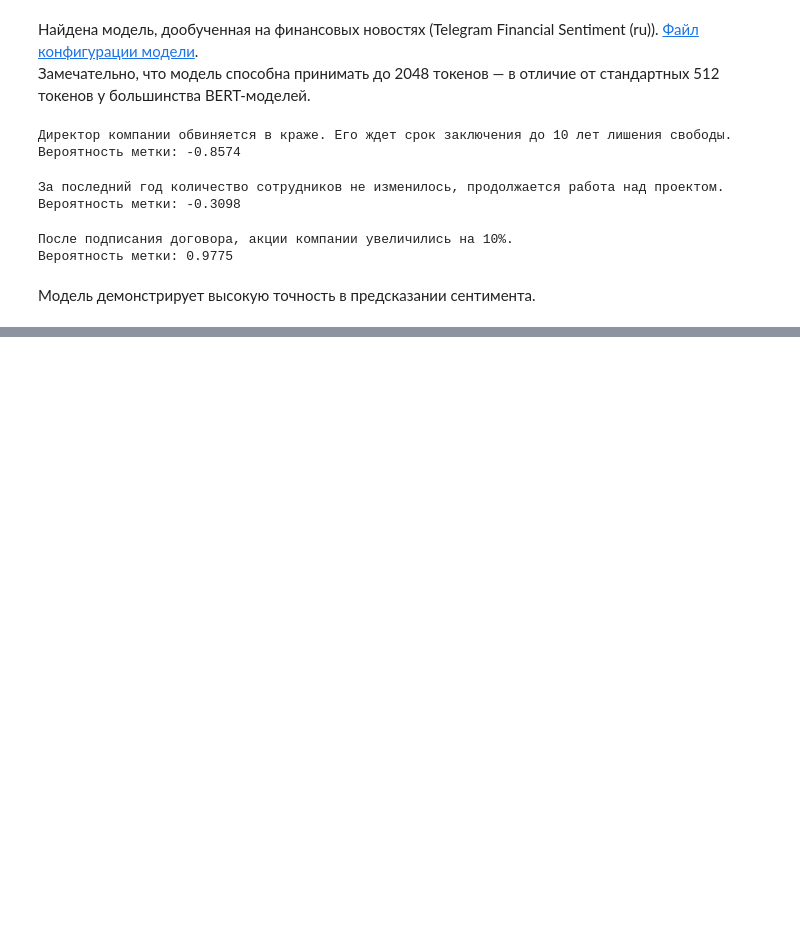
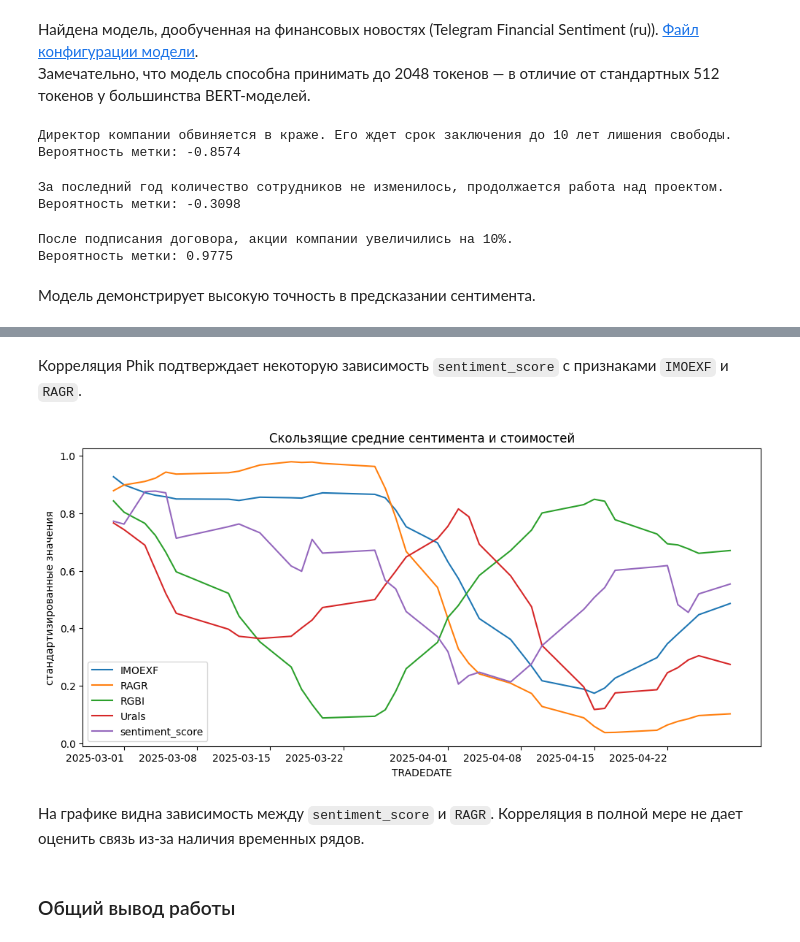
Before and after one commit to serguntsov/NLP_MARKET_PREDICTIONS, a Jupyter notebook: news_that_move_markets.ipynb, the cells around one changed output, grey strips where cells are left out. Cells and saved outputs as stored; diff of their text form; code cells hidden in the pictures; blank space fills up the shorter version.

Commit message:
Общий вывод работы.

```diff
--- a/news_that_move_markets.ipynb
+++ b/news_that_move_markets.ipynb
@@ -460,0 +528,14 @@ data_ragr['sentiment_score'] = progress_preds(data_ragr)
+# %% [markdown]
+Корреляция Phik подтверждает некоторую зависимость `sentiment_score` с признаками `IMOEXF` и `RAGR`.
+# %%
+scaled_prices_sem.rolling(6).mean().plot(figsize=(12, 6))
+plt.title('Скользящие средние сентимента и стоимостей')
+plt.ylabel('стандартизированные значения')
+plt.xticks(rotation=0)
+plt.show()
+# %% [output]
+[figure, added]
+# %% [markdown]
+На графике видна зависимость между `sentiment_score` и `RAGR`. Корреляция в полной мере не дает оценить связь из-за наличия временных рядов.
+# %% [markdown]
+### Общий вывод работы
```
Also changed, not shown: parts of 18 cells of this notebook.
